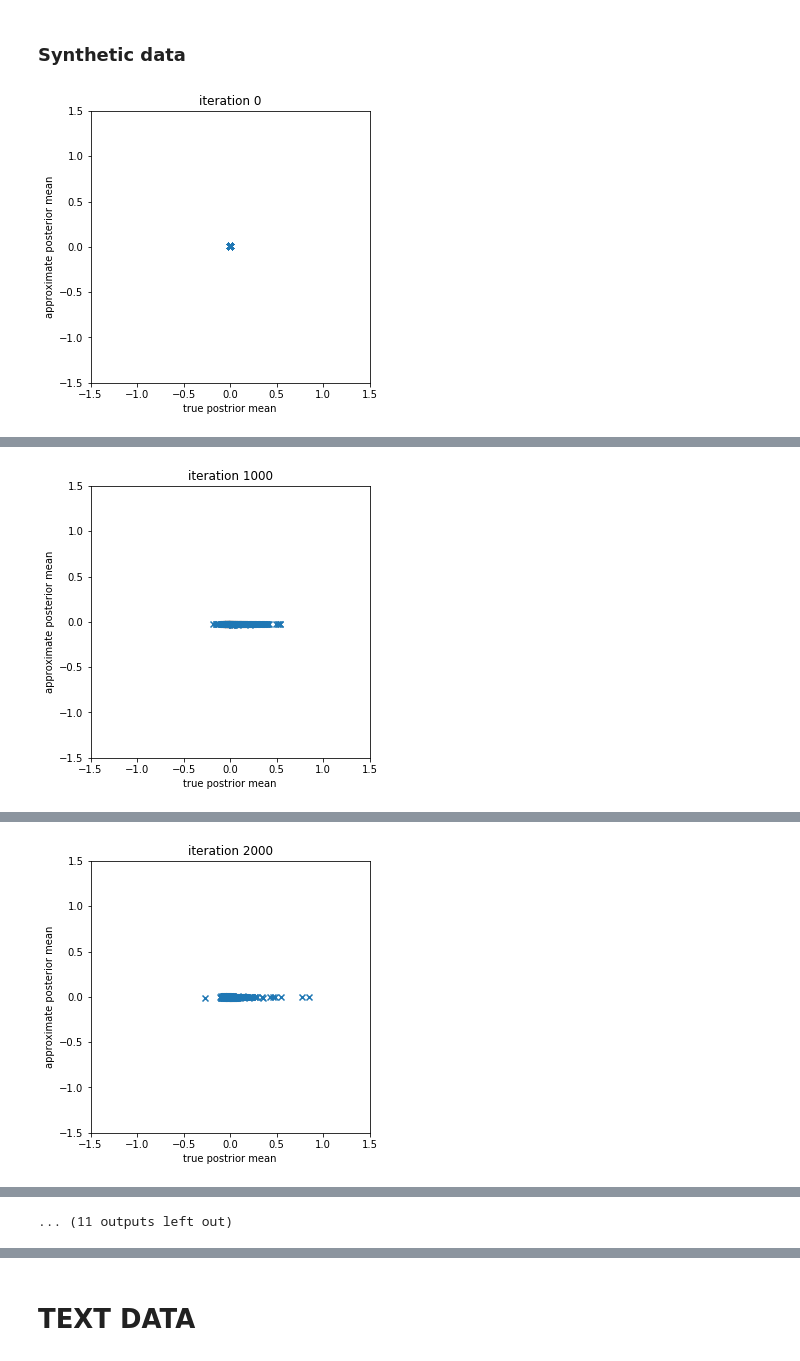
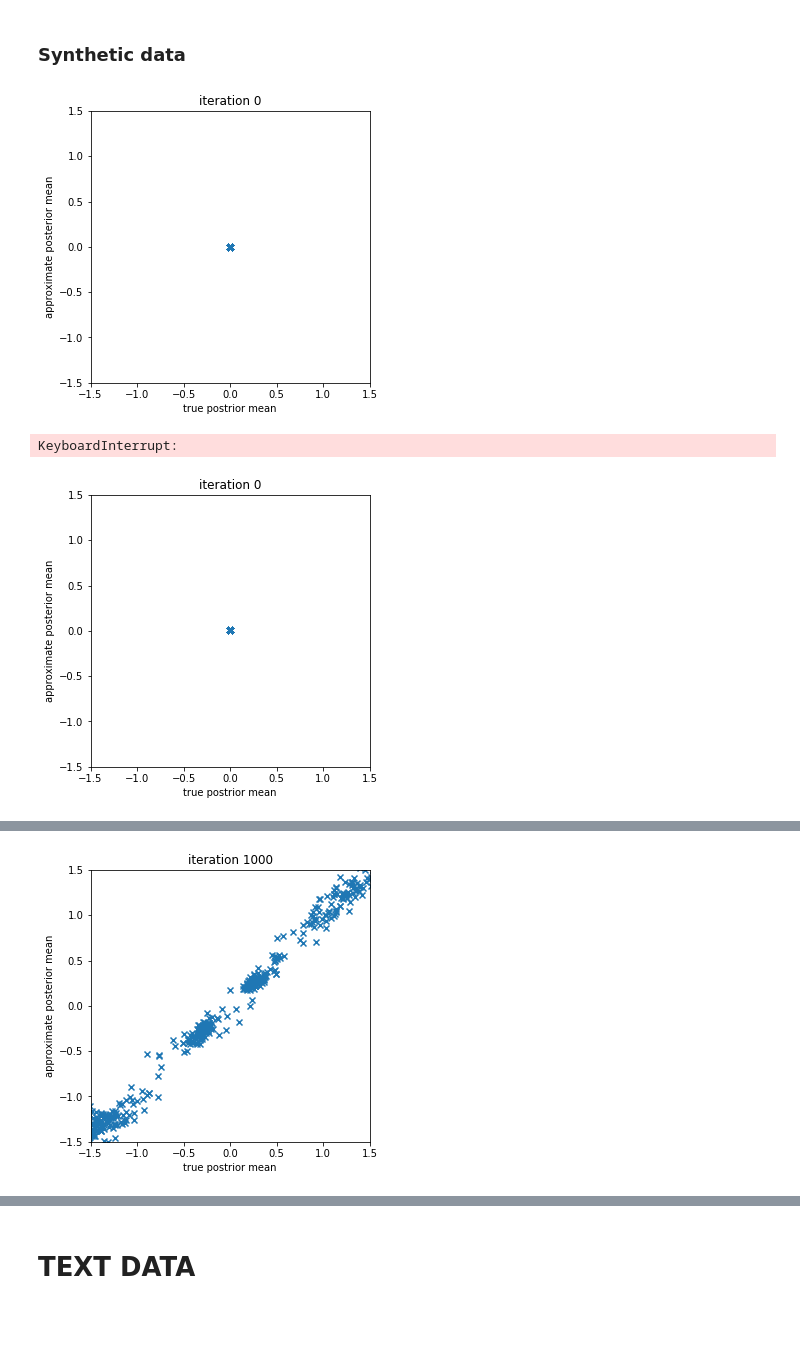
Before and after one commit to eliisabethein/DD2424-project, a Jupyter notebook: refactored-workspace.ipynb, the cells around one changed output, grey strips where cells are left out. Drawn from its saved outputs; the diff is of its cells as text; code cells hidden in the pictures; blank space fills up the shorter version.

Commit message:
Aggressive trainin

```diff
--- a/refactored-workspace.ipynb
+++ b/refactored-workspace.ipynb
@@ -129,6 +129,7 @@ tracked_targets = np.expand_dims(np.array(tracked_targets), axis=-1)
 
 # load data into batches
 inputs, targets = get_batches_synthetic(train_syn_data, batch_size)
+val_inputs, val_targets = get_batches_synthetic(test_syn_data, batch_size)
 # %% [markdown]
 ### Encoder-decoder
 # %%
@@ -483,7 +530,9 @@ def plot_mean_space(step, latent_size, vae, tracked_inputs, tracked_targets, lim
     latent_grid = generate_grid(-5, 5, step, latent_size)
     true_posterior = compute_true_posterior(latent_grid, vae, tracked_inputs, tracked_targets)
     true_mean = compute_true_posterior_mean(true_posterior.t(), latent_grid)
-    approximate_mean, _, _ = vae(tracked_inputs)
+    vae.eval()
+    approximate_mean, _, _ = vae.forward(tracked_inputs)
+    vae.train()
     plt.figure(figsize=(5,5))
     plt.scatter(true_mean.detach().numpy(), approximate_mean.detach().numpy(), marker='x')
     plt.xlim(-lim, lim)
@@ -615,10 +740,46 @@ learning_rate = 0.01
 epochs = 10
 
 embedding_weights = nn.Embedding(vocab_size, embedding_size).weight
+vae = VAE(hidden_size, num_layers, embedding_weights, latent_size, synthetic=True)
+
+train(vae, inputs, targets, val_inputs, epochs, vocab_size, hidden_size, latent_size, plot=True, learning_rate=learning_rate,
+      synthetic=True, step=step, tracked_inputs=tracked_inputs, tracked_targets=tracked_targets, plot_lim=1.5)
+# %% [output]
+[figure, added]
+KeyboardInterrupt:
+# %%
+#with annealing
+vocab_size = 1000
+hidden_size = 50
+embedding_size = 50
+latent_size = 1
+num_layers = 1
+step = 0.25
+learning_rate = 0.01
+epochs = 10
+
+vae = VAE(hidden_size, num_layers, embedding_weights, latent_size, synthetic=True)
+
+annealing_args = {'type':'logistic', 'step':0, 'k':0.0025, 'first_step':2500}
+
+train(vae, inputs, targets, val_inputs, epochs, vocab_size, hidden_size, latent_size, plot=True, learning_rate=learning_rate,
+      synthetic=True, step=step, plot_lim=3, annealing_args=annealing_args, tracked_inputs=tracked_inputs,
+      tracked_targets=tracked_targets)
 # %%
+# aggresive training
+vocab_size = 1000
+hidden_size = 50
+embedding_size = 50
+latent_size = 1
+num_layers = 1
+step = 0.25
+learning_rate = 0.01
+epochs = 10
+
+embedding_weights = nn.Embedding(vocab_size, embedding_size).weight
 vae = VAE(hidden_size, num_layers, embedding_weights, latent_size, synthetic=True)
 
-train(vae, inputs, targets, epochs, vocab_size, hidden_size, latent_size, plot=True, learning_rate=learning_rate,
-      synthetic=True, step=step, tracked_inputs=tracked_inputs, tracked_targets=tracked_targets, plot_lim=1.5)
+train(vae, inputs, targets, val_inputs, epochs, vocab_size, hidden_size, latent_size, plot=True, learning_rate=learning_rate,
+      synthetic=True, step=step, tracked_inputs=tracked_inputs, tracked_targets=tracked_targets, plot_lim=1.5, is_aggressive=True)
 # %% [output]
 [figure]
@@ -635 +797 @@ epoch 1 iteration 900 loss 38.370 CE 38.369 KL 0.001 weighted KL: 0.001 weight 1
-[figure, old version]
+[figure, new version]
@@ -648 +800,0 @@ epoch 2 iteration 1900 loss 34.950 CE 34.950 KL 0.000 weighted KL: 0.000 weight
-[figure, removed]
@@ -700 +801,0 @@ epoch 6 iteration 5900 loss 31.922 CE 31.921 KL 0.000 weighted KL: 0.000 weight
-... (11 outputs left out)
```
Also changed, not shown: parts of 5 cells of this notebook.
